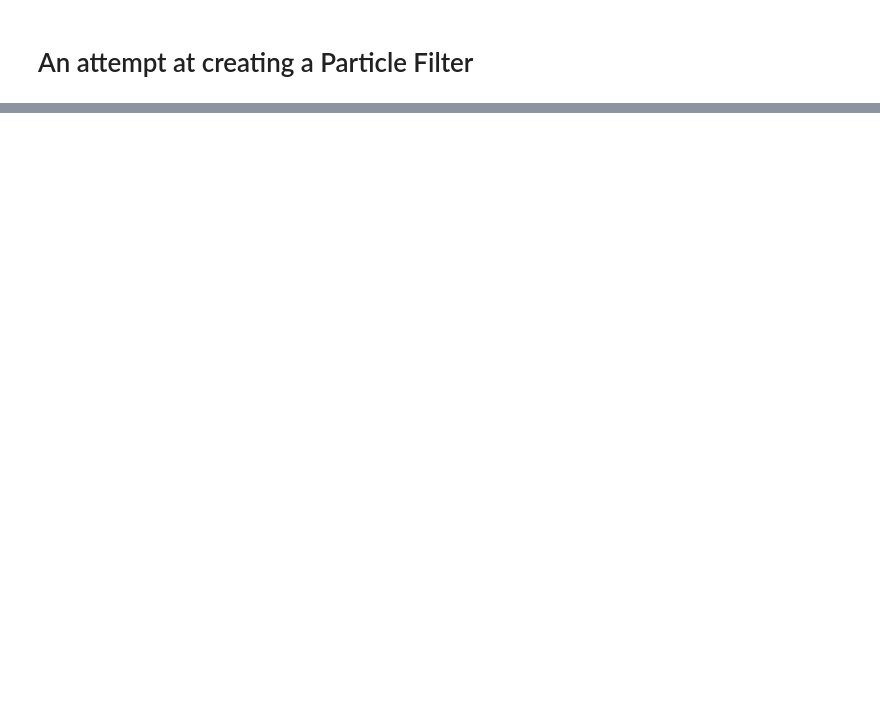
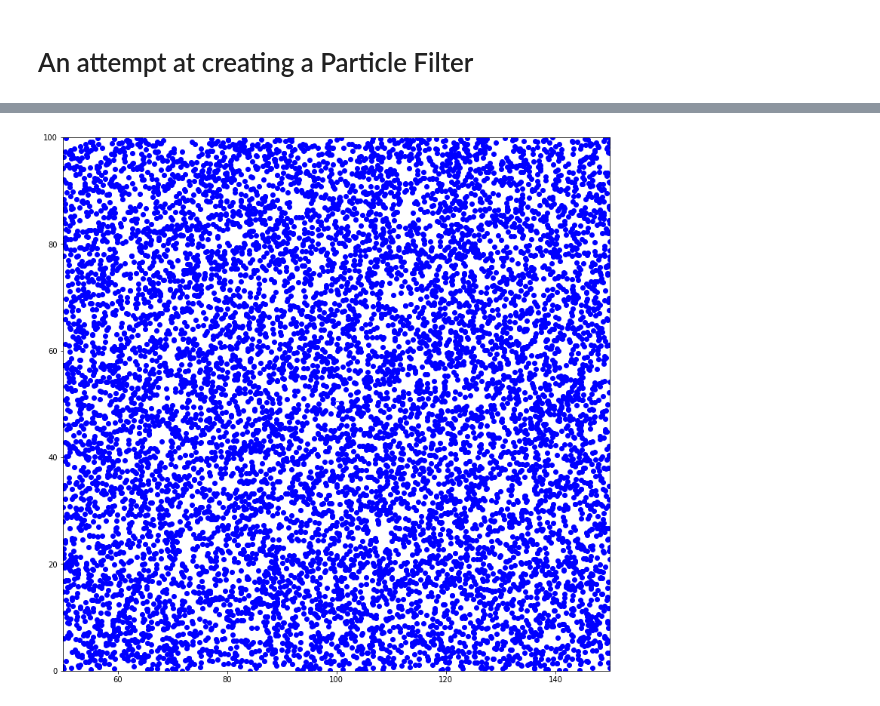
Before and after one commit to pints-team/SMC, a Jupyter notebook: testing.ipynb, the cells around one changed output, grey strips where cells are left out. Cells and saved outputs as stored; diff of their text form; code cells hidden in the pictures; blank space fills up the shorter version.

```diff
--- a/testing.ipynb
+++ b/testing.ipynb
@@ -115,0 +165,27 @@ array([[569.37560279, 823.37881824],
+# %%
+pf = ParticleFilter(
+    N=10000,
+    ranges=[(50, 150), (0, 100), (0, 2*np.pi)],
+    step_function=step,
+    eval_function=evaluate,
+    plot_particles_function=plot_particles,
+    resampling_algo=simple_resample
+)
+
+i = 0
+pf.plot2D()
+def pf_step():
+    global i
+    if i == steps:
+        print("FINISHED")
+    else:
+        i += 1
+        pf.predict()
+        pf.update(measurement=measurements[i], sensor_std_err=5)
+
+        if pf.neff() < len(pf.particles)/2:
+            print("Resampling at time ", i)
+            pf.resample()
+    pf.plot2D()
+# %% [output]
+[figure, added]
```
Also changed, not shown: parts of 15 cells of this notebook.
